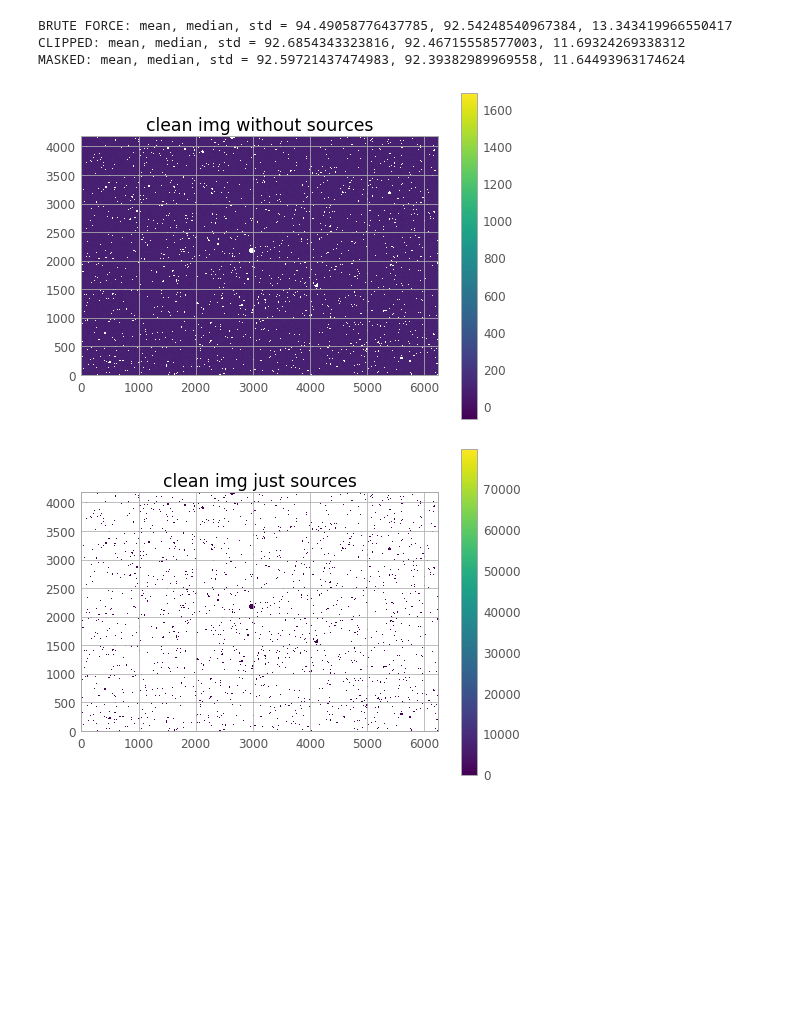
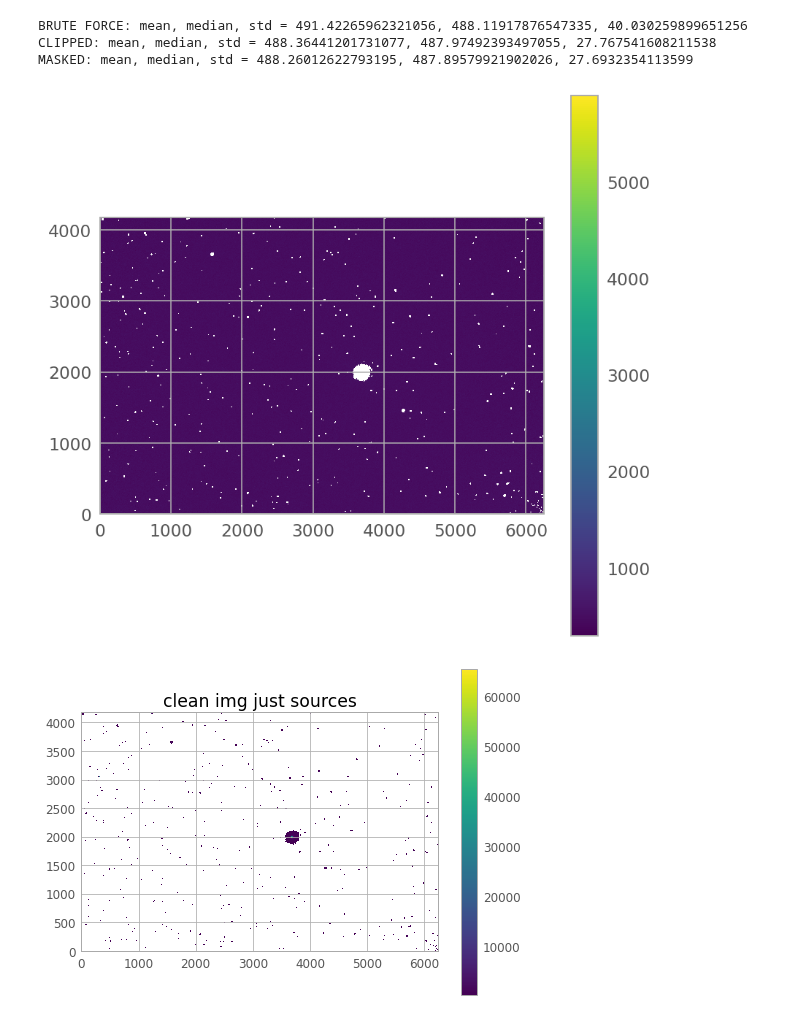
Before and after one commit to SSAEPFL/PSF, a Jupyter notebook: background-fits.ipynb, the cells around one changed output. Saved outputs shown, nothing was run; the diff lists cells and outputs as text; code cells hidden in the pictures; blank space fills up the shorter version.

Commit message:
nice figures for report

```diff
--- a/background-fits.ipynb
+++ b/background-fits.ipynb
@@ -13,10 +13,11 @@ plt.style.use(astropy_mpl_style)
 # Opening the images
 from PIL import Image
 hdul = fits.open(
-    '/Users/lucahartman/Pictures/diff-temps/5s/Light_ASIImg_5sec_Bin1_-9.7C_gain0_2022-05-14_224857_frame0001.fit')
+    '/Users/lucahartman/Documents/EPFL/ssa/proj-sem/psf-map-images/Light_ASIImg_10sec_Bin1_-10.0C_gain0_2022-05-14_230740_frame0004.fit')
 hdul.info()
 
-img = fits.getdata('image7.fit')
+img = fits.getdata(
+    '/Users/lucahartman/Documents/EPFL/ssa/proj-sem/psf-map-images/Light_ASIImg_10sec_Bin1_-10.0C_gain0_2022-05-14_230740_frame0004.fit')
 
 from fonctions import *
 bias = averageFolder('bias')
@@ -42,36 +43,35 @@ plt.show()
 # %%
 # SOURCE: https://photutils.readthedocs.io/en/stable/background.html
 
 #just average estimate to characterise background
 print('BRUTE FORCE: mean, median, std = {}, {}, {}'.format(np.mean(image_clean), np.median(image_clean), mad_std(img)))
 
 # using clipped statistics to characterise background
 mean, median, std = sigma_clipped_stats(image_clean, sigma=3.0)
 print('CLIPPED: mean, median, std = {}, {}, {}'.format(mean, median, std))
 
 # masking sources
 mask = make_source_mask(image_clean, nsigma=3, npixels=5, dilate_size=11)
 masked_image = np.ma.array(image_clean, mask=mask)
 mean, median, std = sigma_clipped_stats(image_clean, sigma=3.0, mask=mask)
 print('MASKED: mean, median, std = {}, {}, {}'.format(mean, median, std))
-plt.figure()
-plt.title('clean img without sources')
+plt.figure(figsize=(7,7), dpi=140)
 plt.imshow(masked_image, origin='lower', cmap='viridis', interpolation='none')
 plt.colorbar()
 plt.show()
 
 plt.figure()
 plt.title('clean img just sources')
 inverted_masked_image = np.ma.masked_where(np.logical_not(mask), image_clean)
 plt.imshow(inverted_masked_image, origin='lower', cmap='viridis', interpolation='none')
 plt.colorbar()
 plt.show()
 # %% [output]
-BRUTE FORCE: mean, median, std = 94.49058776437785, 92.54248540967384, 13.343419966550417
-CLIPPED: mean, median, std = 92.6854343323816, 92.46715558577003, 11.69324269338312
-MASKED: mean, median, std = 92.59721437474983, 92.39382989969558, 11.64493963174624
+BRUTE FORCE: mean, median, std = 491.42265962321056, 488.11917876547335, 40.030259899651256
+CLIPPED: mean, median, std = 488.36441201731077, 487.97492393497055, 27.767541608211538
+MASKED: mean, median, std = 488.26012622793195, 487.89579921902026, 27.6932354113599
-[figure, old version]
+[figure, new version]
-[figure, old version]
+[figure, new version]
 # %%
 # Estimation of the 2D background value variation
 sigma_clips = SigmaClip(sigma=4.0)
```
Also changed, not shown: parts of 4 cells of this notebook, 4 other files.
